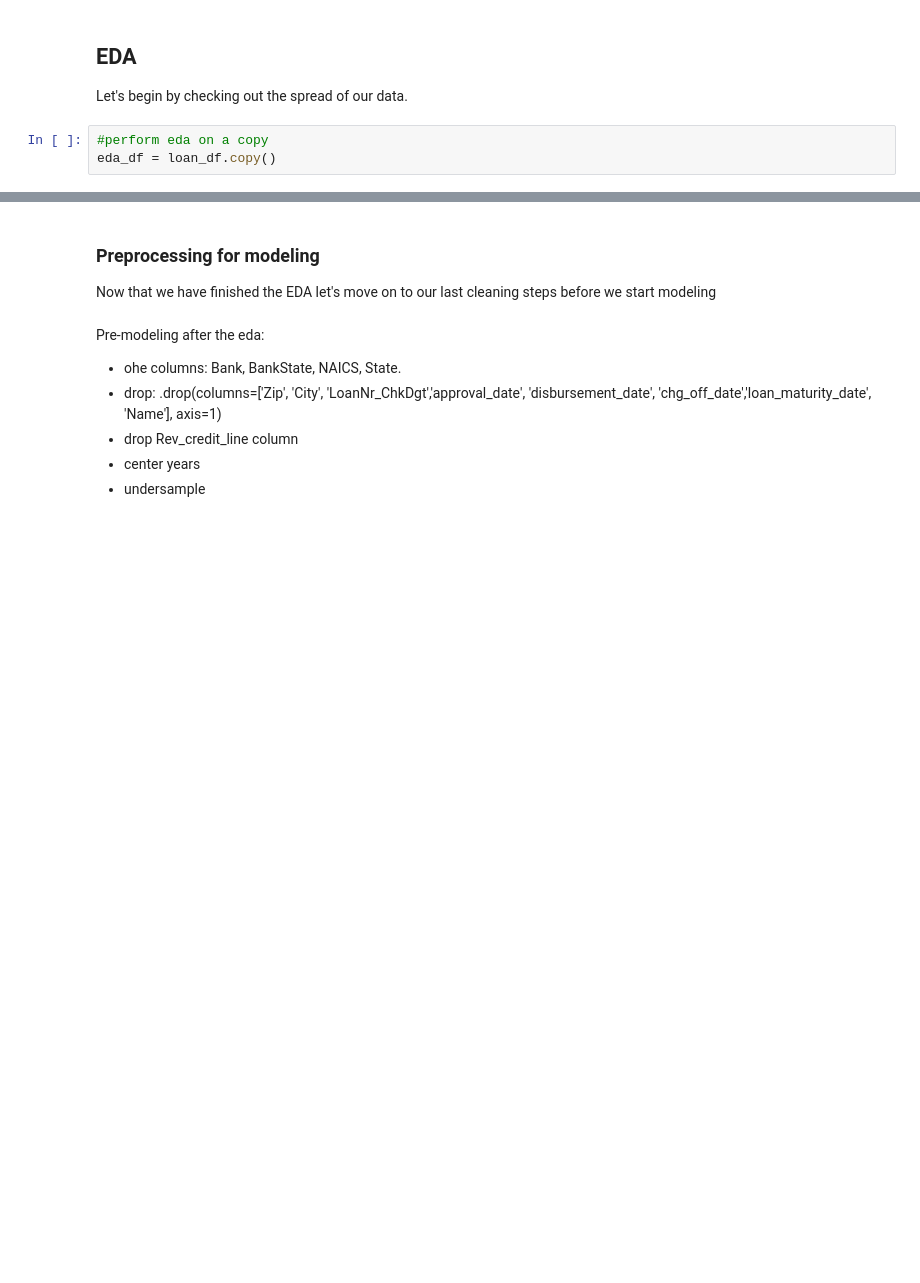
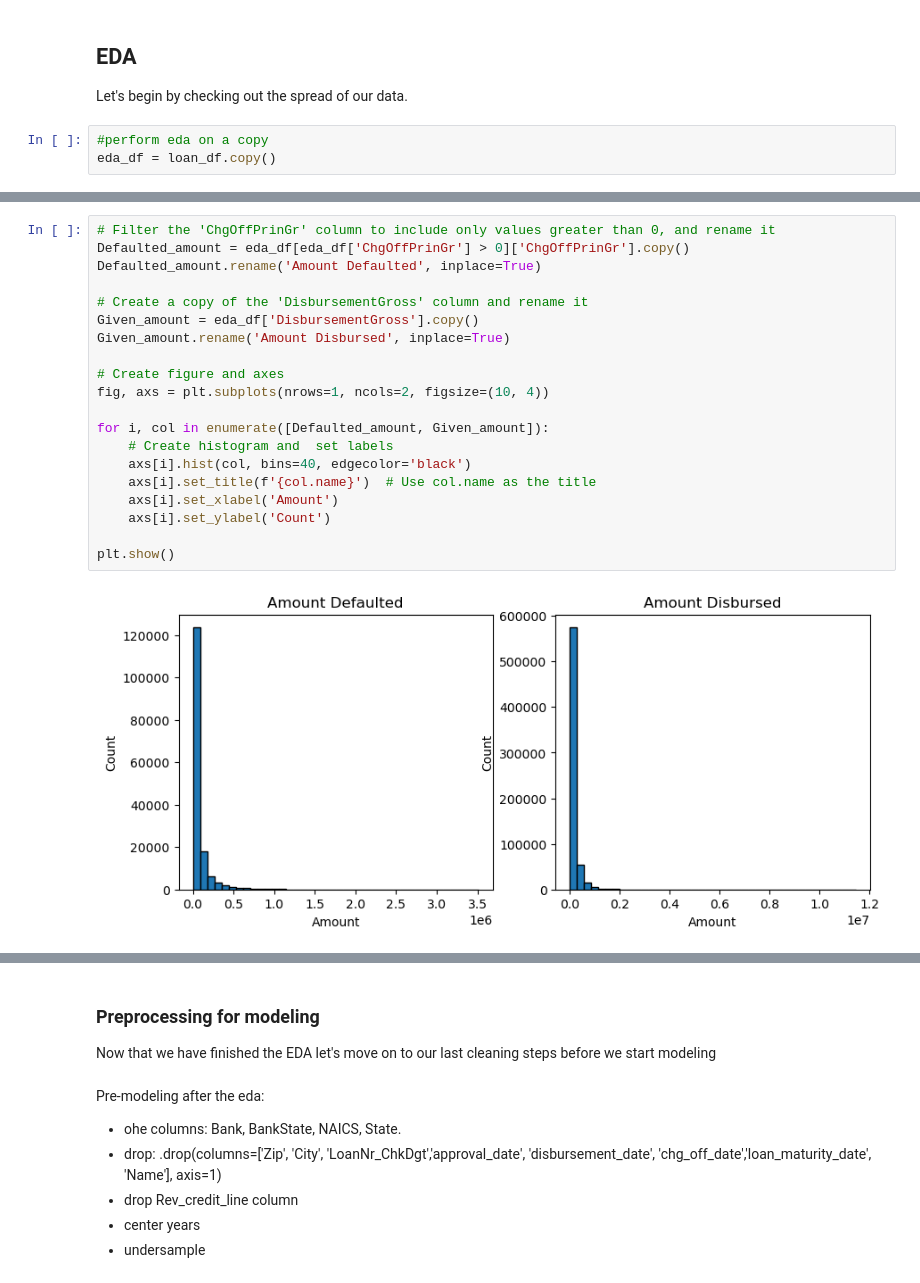
Before and after one commit to joshuaedelstein15/Loan_default, a Jupyter notebook: notebook.ipynb, the cells around one changed output, grey strips where cells are left out. Saved outputs shown, nothing was run; the diff lists cells and outputs as text; blank space fills up the shorter version.

```diff
--- a/notebook.ipynb
+++ b/notebook.ipynb
@@ -722,0 +709,22 @@ Name: count, dtype: int64
+# %%
+# Filter the 'ChgOffPrinGr' column to include only values greater than 0, and rename it
+Defaulted_amount = eda_df[eda_df['ChgOffPrinGr'] > 0]['ChgOffPrinGr'].copy()
+Defaulted_amount.rename('Amount Defaulted', inplace=True)
+
+# Create a copy of the 'DisbursementGross' column and rename it
+Given_amount = eda_df['DisbursementGross'].copy()
+Given_amount.rename('Amount Disbursed', inplace=True)
+
+# Create figure and axes
+fig, axs = plt.subplots(nrows=1, ncols=2, figsize=(10, 4))
+
+for i, col in enumerate([Defaulted_amount, Given_amount]):
+    # Create histogram and  set labels
+    axs[i].hist(col, bins=40, edgecolor='black')
+    axs[i].set_title(f'{col.name}')  # Use col.name as the title
+    axs[i].set_xlabel('Amount')
+    axs[i].set_ylabel('Count')
+
+plt.show()
+# %% [output]
+[figure, added]
```
Also changed, not shown: parts of 25 cells of this notebook.
